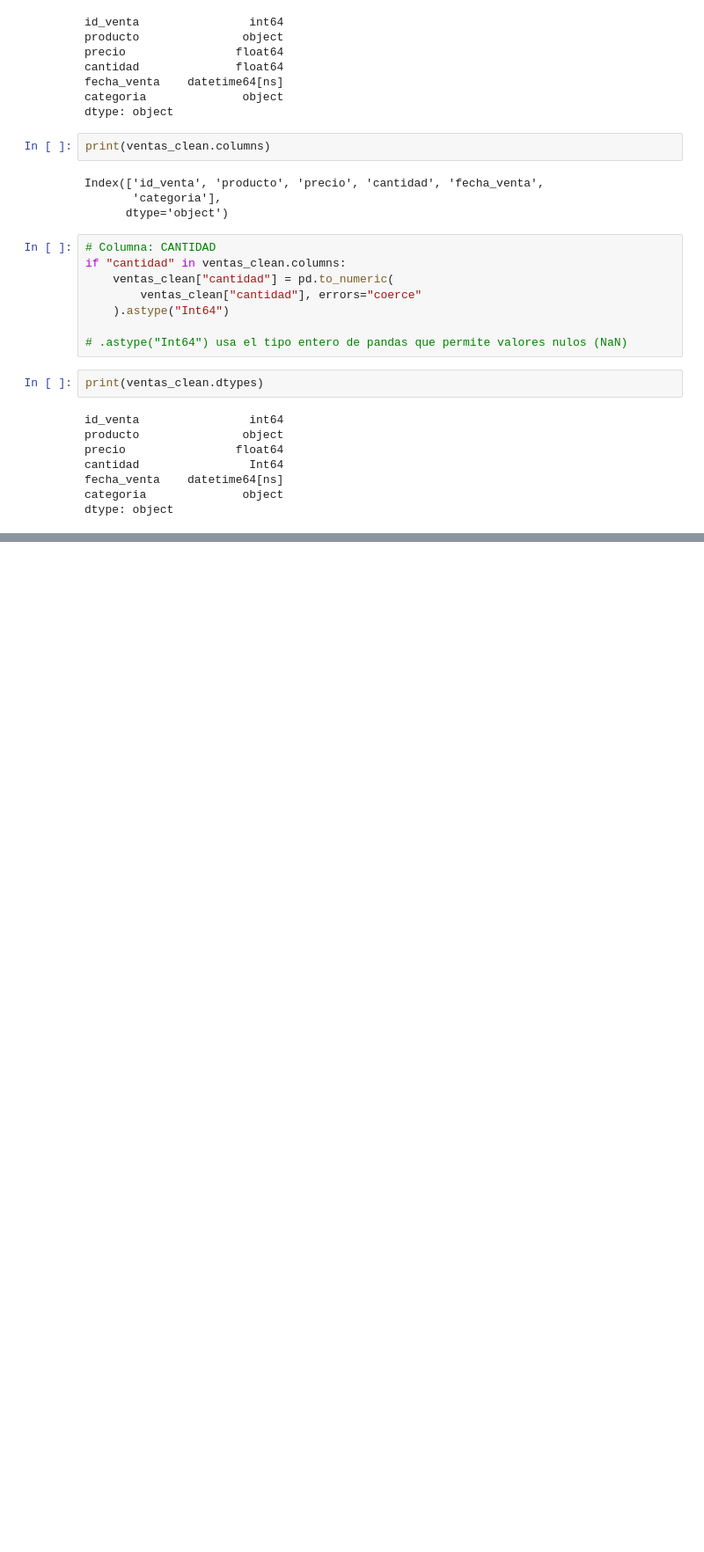
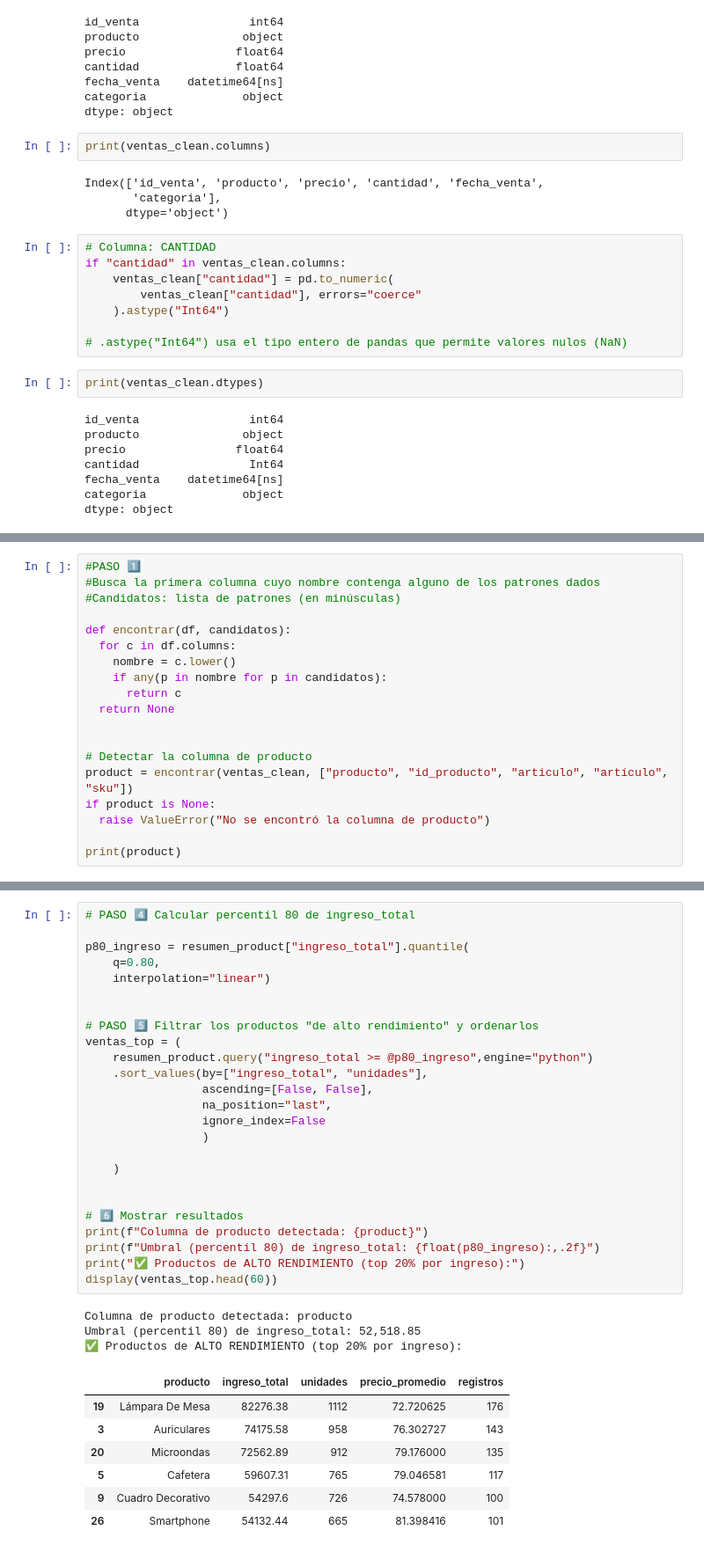
Before and after one commit to vickycruces/pre_entrega-cienciadedatos25262, a Jupyter notebook: PreEntregaData25262_VickyCruces.ipynb, the cells around one changed output, grey strips where cells are left out. Shown at 88% size. Cells and saved outputs as stored; diff of their text form; blank space fills up the shorter version.

```diff
--- a/PreEntregaData25262_VickyCruces.ipynb
+++ b/PreEntregaData25262_VickyCruces.ipynb
@@ -514,0 +581,19 @@ dtype: object
+# %%
+#PASO 1️⃣
+#Busca la primera columna cuyo nombre contenga alguno de los patrones dados
+#Candidatos: lista de patrones (en minúsculas)
+
+def encontrar(df, candidatos):
+  for c in df.columns:
+    nombre = c.lower()
+    if any(p in nombre for p in candidatos):
+      return c
+  return None
+
+
+# Detectar la columna de producto
+product = encontrar(ventas_clean, ["producto", "id_producto", "articulo", "artículo", "sku"])
+if product is None:
+  raise ValueError("No se encontró la columna de producto")
+
+print(product)
@@ -514,0 +646,36 @@ dtype: object
+# %%
+# PASO 4️⃣ Calcular percentil 80 de ingreso_total
+
+p80_ingreso = resumen_product["ingreso_total"].quantile(
+    q=0.80,
+    interpolation="linear")
+
+
+# PASO 5️⃣ Filtrar los productos "de alto rendimiento" y ordenarlos
+ventas_top = (
+    resumen_product.query("ingreso_total >= @p80_ingreso",engine="python")
+    .sort_values(by=["ingreso_total", "unidades"],
+                 ascending=[False, False],
+                 na_position="last",
+                 ignore_index=False
+                 )
+
+    )
+
+
+# 6️⃣ Mostrar resultados
+print(f"Columna de producto detectada: {product}")
+print(f"Umbral (percentil 80) de ingreso_total: {float(p80_ingreso):,.2f}")
+print("✅ Productos de ALTO RENDIMIENTO (top 20% por ingreso):")
+display(ventas_top.head(60))
+# %% [output]
+Columna de producto detectada: producto
+Umbral (percentil 80) de ingreso_total: 52,518.85
+✅ Productos de ALTO RENDIMIENTO (top 20% por ingreso):
+|  | producto | ingreso_total | unidades | precio_promedio | registros |
+| 19 | Lámpara De Mesa | 82276.38 | 1112 | 72.720625 | 176 |
+| 3 | Auriculares | 74175.58 | 958 | 76.302727 | 143 |
+| 20 | Microondas | 72562.89 | 912 | 79.176000 | 135 |
+| 5 | Cafetera | 59607.31 | 765 | 79.046581 | 117 |
+| 9 | Cuadro Decorativo | 54297.6 | 726 | 74.578000 | 100 |
+| 26 | Smartphone | 54132.44 | 665 | 81.398416 | 101 |
```
Also changed, not shown: parts of 13 cells of this notebook.
